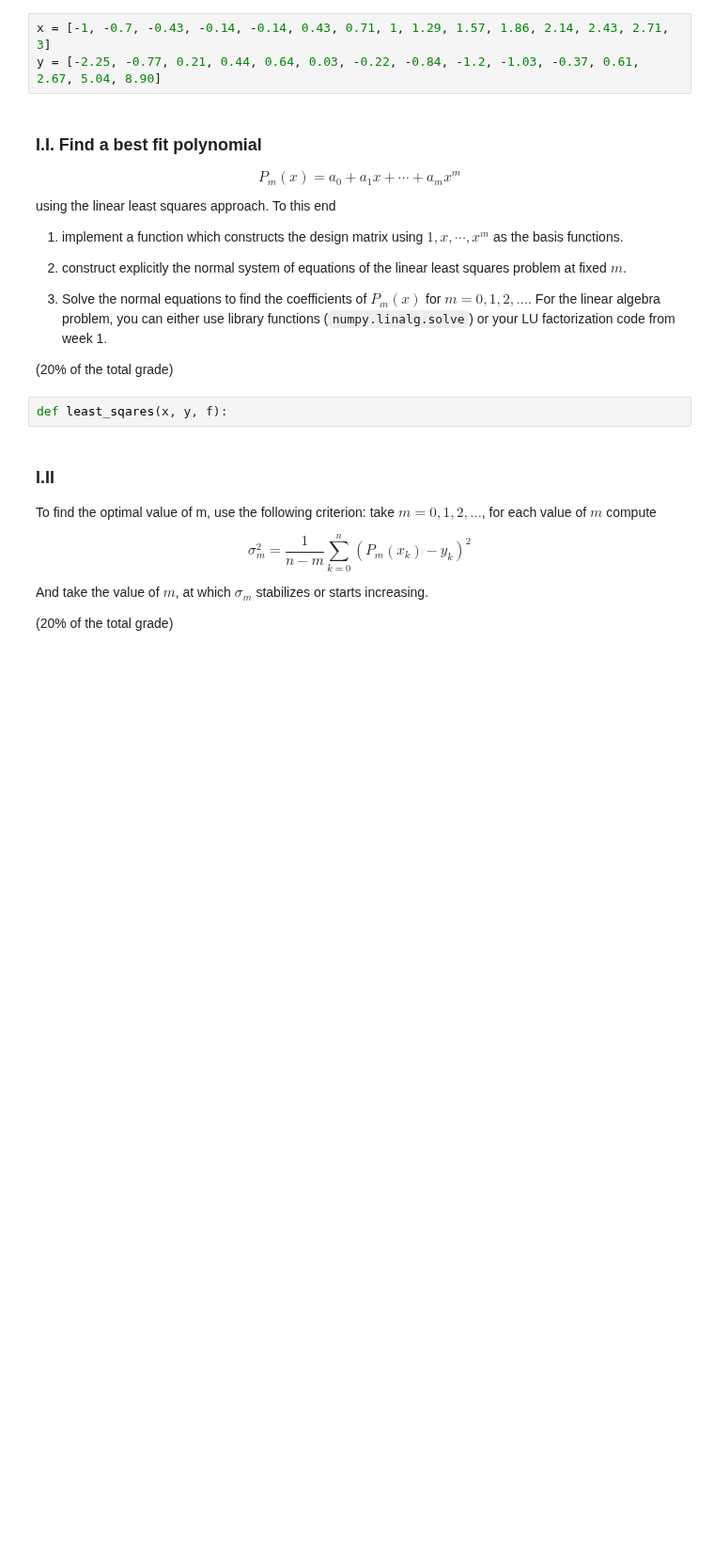
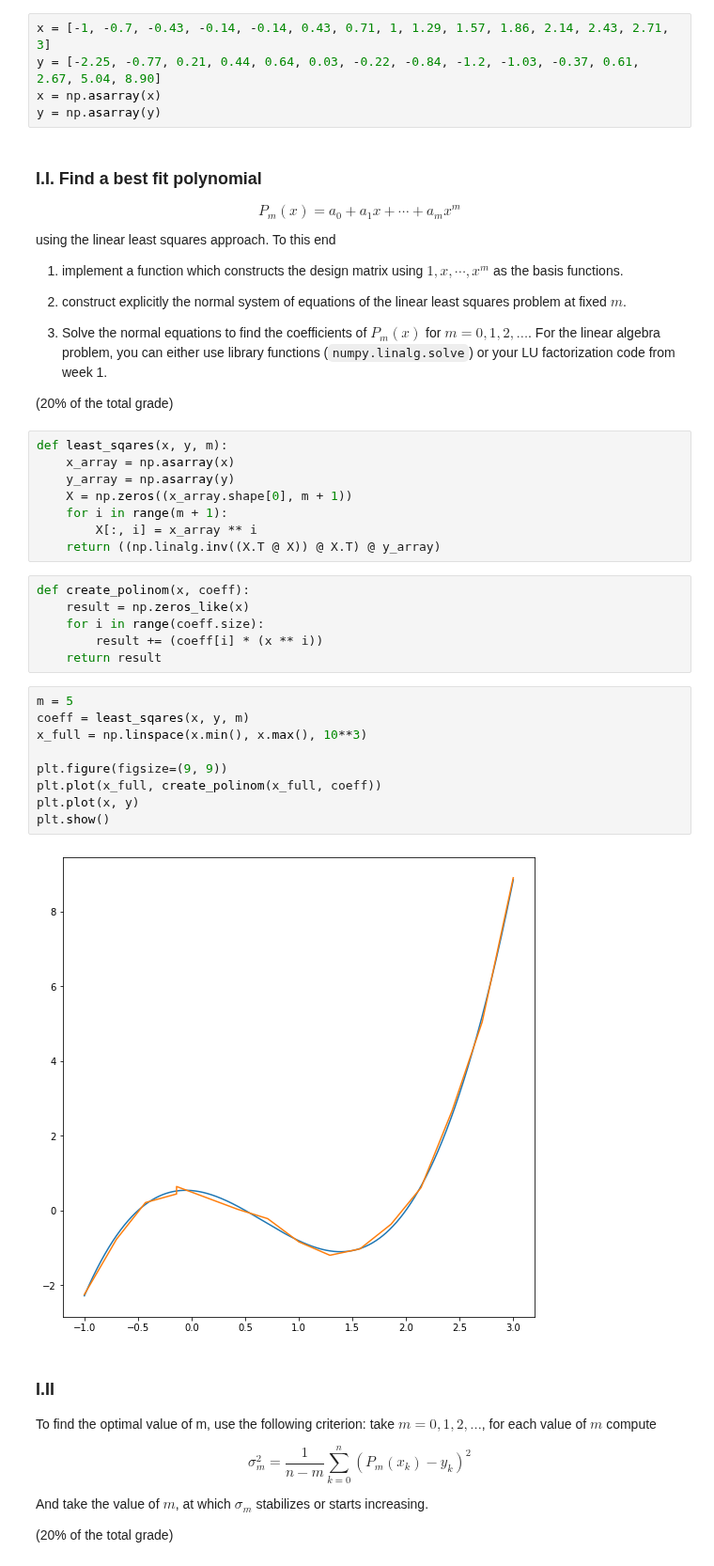
Before and after one commit to ev-br/CP2020, a Jupyter notebook: week_5_intep_approx.ipynb, the cells around one changed output. Shown at 94% size. Cells and saved outputs as stored; diff of their text form; blank space fills up the shorter version.

```diff
--- a/week_5_intep_approx.ipynb
+++ b/week_5_intep_approx.ipynb
@@ -5,6 +8,8 @@ Consider a function $y = f(x)$ which is defined by a set of values $y_0, y_1, \c
 # %%
 x = [-1, -0.7, -0.43, -0.14, -0.14, 0.43, 0.71, 1, 1.29, 1.57, 1.86, 2.14, 2.43, 2.71, 3]
 y = [-2.25, -0.77, 0.21, 0.44, 0.64, 0.03, -0.22, -0.84, -1.2, -1.03, -0.37, 0.61, 2.67, 5.04, 8.90]
+x = np.asarray(x)
+y = np.asarray(y)
 # %% [markdown]
 ### I.I. Find a best fit polynomial
 
@@ -21,8 +26,31 @@ using the linear least squares approach. To this end
 3. Solve the normal equations to find the coefficients of $P_m(x)$ for $m = 0, 1, 2, \dots$. For the linear algebra problem, you can either use library functions (`numpy.linalg.solve`) or your LU factorization code from week 1.
 
 (20% of the total grade)
-# %%
-def least_sqares(x, y, f):
+# %%
+def least_sqares(x, y, m):
+    x_array = np.asarray(x)
+    y_array = np.asarray(y)
+    X = np.zeros((x_array.shape[0], m + 1))
+    for i in range(m + 1):
+        X[:, i] = x_array ** i
+    return ((np.linalg.inv((X.T @ X)) @ X.T) @ y_array)
+# %%
+def create_polinom(x, coeff):
+    result = np.zeros_like(x)
+    for i in range(coeff.size):
+        result += (coeff[i] * (x ** i))
+    return result
+# %%
+m = 5
+coeff = least_sqares(x, y, m)
+x_full = np.linspace(x.min(), x.max(), 10**3)
+
+plt.figure(figsize=(9, 9))
+plt.plot(x_full, create_polinom(x_full, coeff))
+plt.plot(x, y)
+plt.show()
+# %% [output]
+[figure, added]
 # %% [markdown]
 ### I.II
 
```
Also changed, not shown: parts of 1 cell of this notebook, 3 other files.
